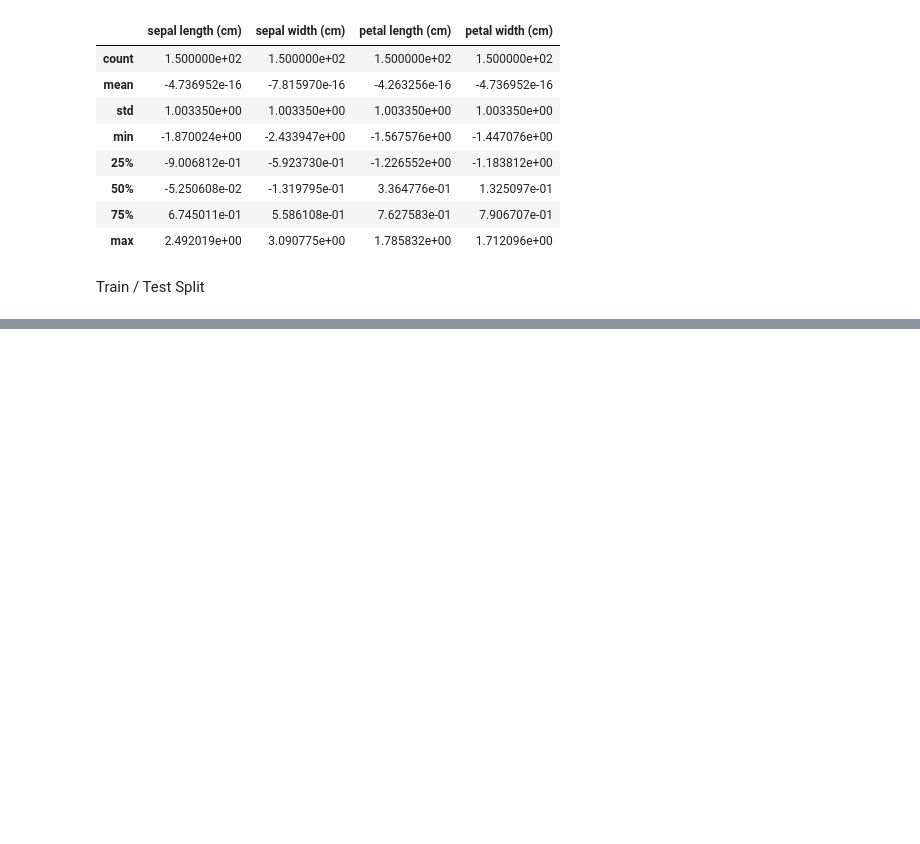
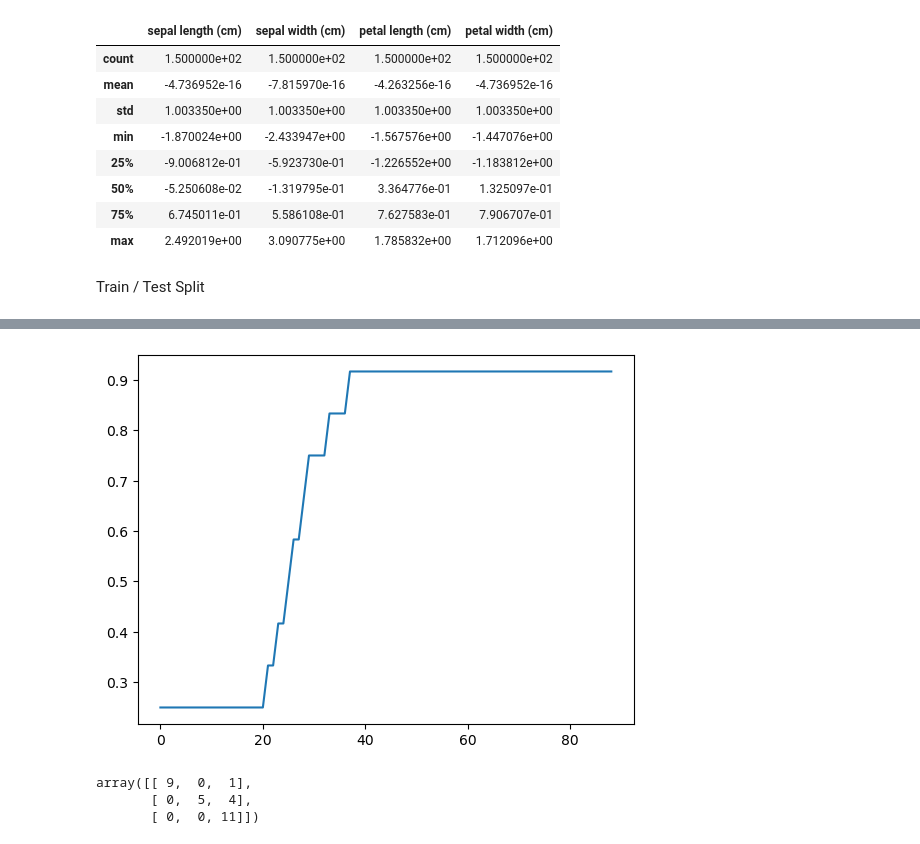
Before and after one commit to MonaTaghavi/dm-ann, a Jupyter notebook: notebooks/13dm-nn-iris.ipynb, the cells around one changed output, grey strips where cells are left out. Cells and saved outputs as stored; diff of their text form; code cells hidden in the pictures; blank space fills up the shorter version.

```diff
--- a/notebooks/13dm-nn-iris.ipynb
+++ b/notebooks/13dm-nn-iris.ipynb
@@ -150,0 +210,14 @@ Train / Test Split
+# %%
+validation_scores = model.validation_scores_
+plt.plot(validation_scores)
+plt.show()
+# %% [output]
+[figure, added]
+# %%
+predictions = model.predict(x_test)
+cm = confusion_matrix(y_test, predictions, labels=model.classes_)
+cm
+# %% [output]
+array([[ 9,  0,  1],
+       [ 0,  5,  4],
+       [ 0,  0, 11]])
```
Also changed, not shown: parts of 9 cells of this notebook.
